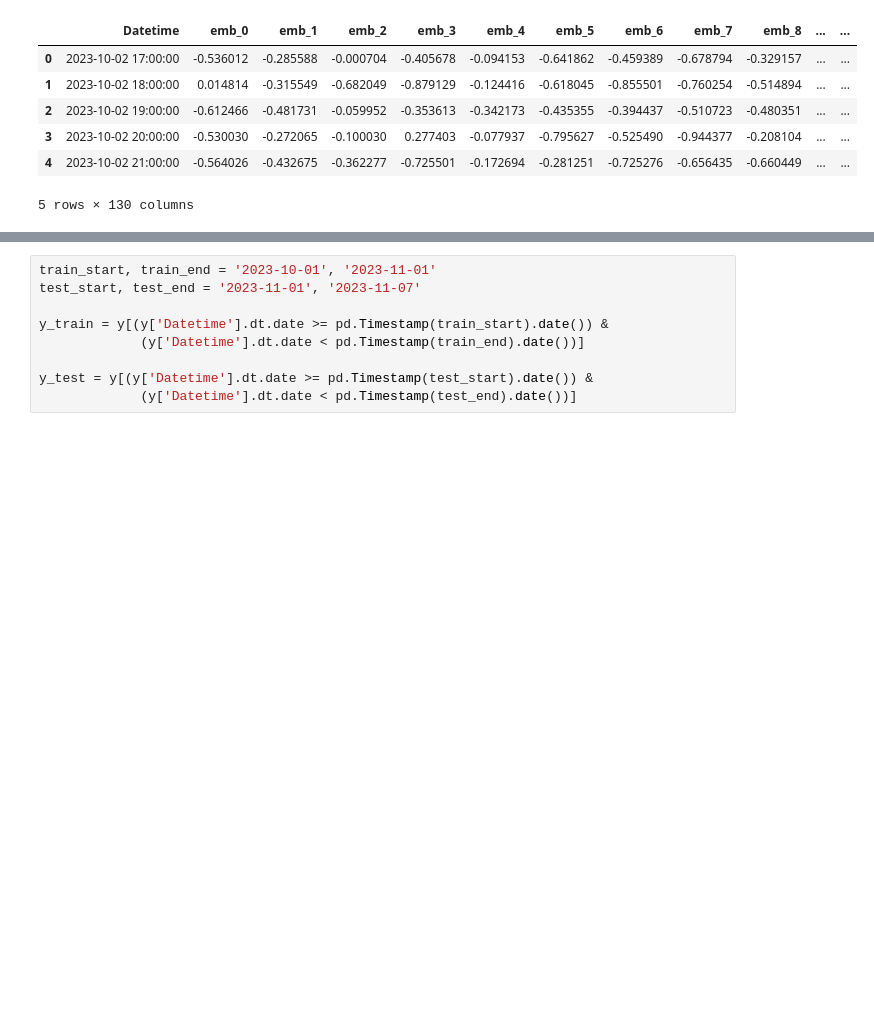
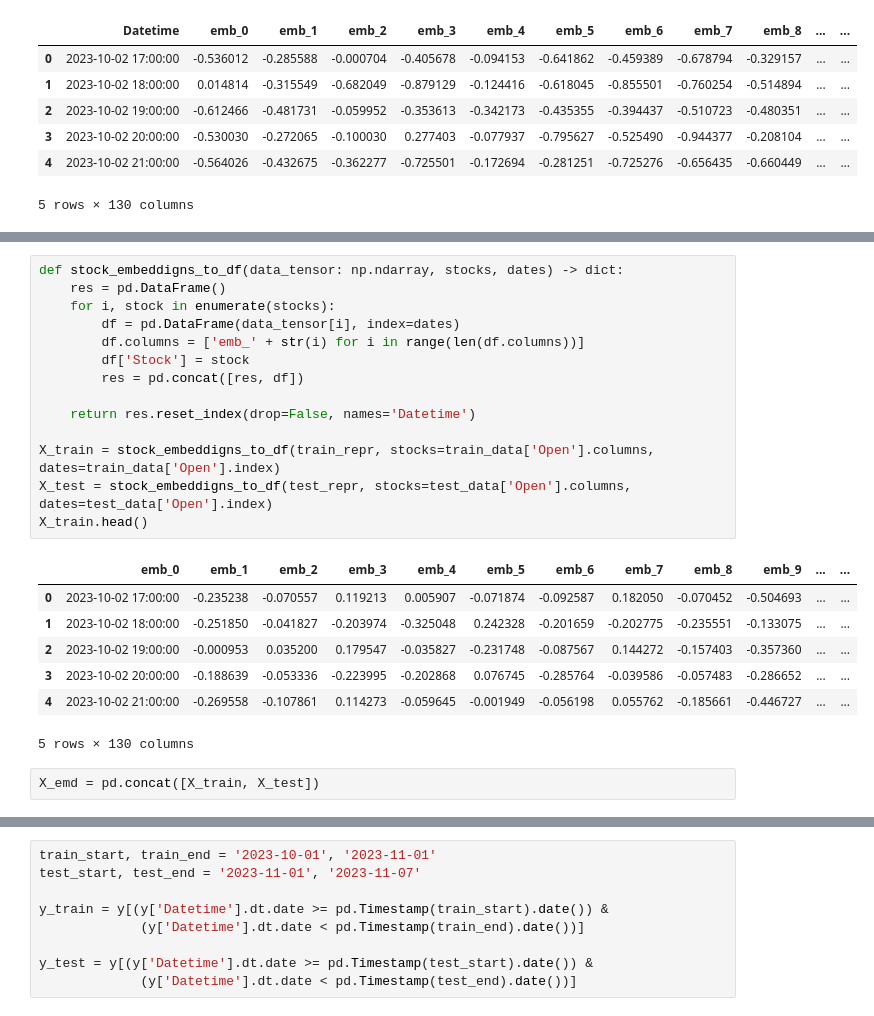
Before and after one commit to petrsokerin/Stock_Embedding, a Jupyter notebook: notebooks/TS2Vec.ipynb, the cells around one changed output, grey strips where cells are left out. Saved outputs shown, nothing was run; the diff lists cells and outputs as text; blank space fills up the shorter version.

```diff
--- a/notebooks/TS2Vec.ipynb
+++ b/notebooks/TS2Vec.ipynb
@@ -284,0 +344,24 @@ X_train.head()
+# %%
+def stock_embeddigns_to_df(data_tensor: np.ndarray, stocks, dates) -> dict:
+    res = pd.DataFrame()
+    for i, stock in enumerate(stocks):
+        df = pd.DataFrame(data_tensor[i], index=dates)
+        df.columns = ['emb_' + str(i) for i in range(len(df.columns))]
+        df['Stock'] = stock
+        res = pd.concat([res, df])
+
+    return res.reset_index(drop=False, names='Datetime')
+
+X_train = stock_embeddigns_to_df(train_repr, stocks=train_data['Open'].columns, dates=train_data['Open'].index)
+X_test = stock_embeddigns_to_df(test_repr, stocks=test_data['Open'].columns, dates=test_data['Open'].index)
+X_train.head()
+# %% [output]
+|  | emb_0 | emb_1 | emb_2 | emb_3 | emb_4 | emb_5 | emb_6 | emb_7 | emb_8 | emb_9 | ... | ... |
+| 0 | 2023-10-02 17:00:00 | -0.235238 | -0.070557 | 0.119213 | 0.005907 | -0.071874 | -0.092587 | 0.182050 | -0.070452 | -0.504693 | ... | ... |
+| 1 | 2023-10-02 18:00:00 | -0.251850 | -0.041827 | -0.203974 | -0.325048 | 0.242328 | -0.201659 | -0.202775 | -0.235551 | -0.133075 | ... | ... |
+| 2 | 2023-10-02 19:00:00 | -0.000953 | 0.035200 | 0.179547 | -0.035827 | -0.231748 | -0.087567 | 0.144272 | -0.157403 | -0.357360 | ... | ... |
+| 3 | 2023-10-02 20:00:00 | -0.188639 | -0.053336 | -0.223995 | -0.202868 | 0.076745 | -0.285764 | -0.039586 | -0.057483 | -0.286652 | ... | ... |
+| 4 | 2023-10-02 21:00:00 | -0.269558 | -0.107861 | 0.114273 | -0.059645 | -0.001949 | -0.056198 | 0.055762 | -0.185661 | -0.446727 | ... | ... |
+5 rows × 130 columns
+# %%
+X_emd = pd.concat([X_train, X_test])
```
Also changed, not shown: parts of 44 cells of this notebook.
